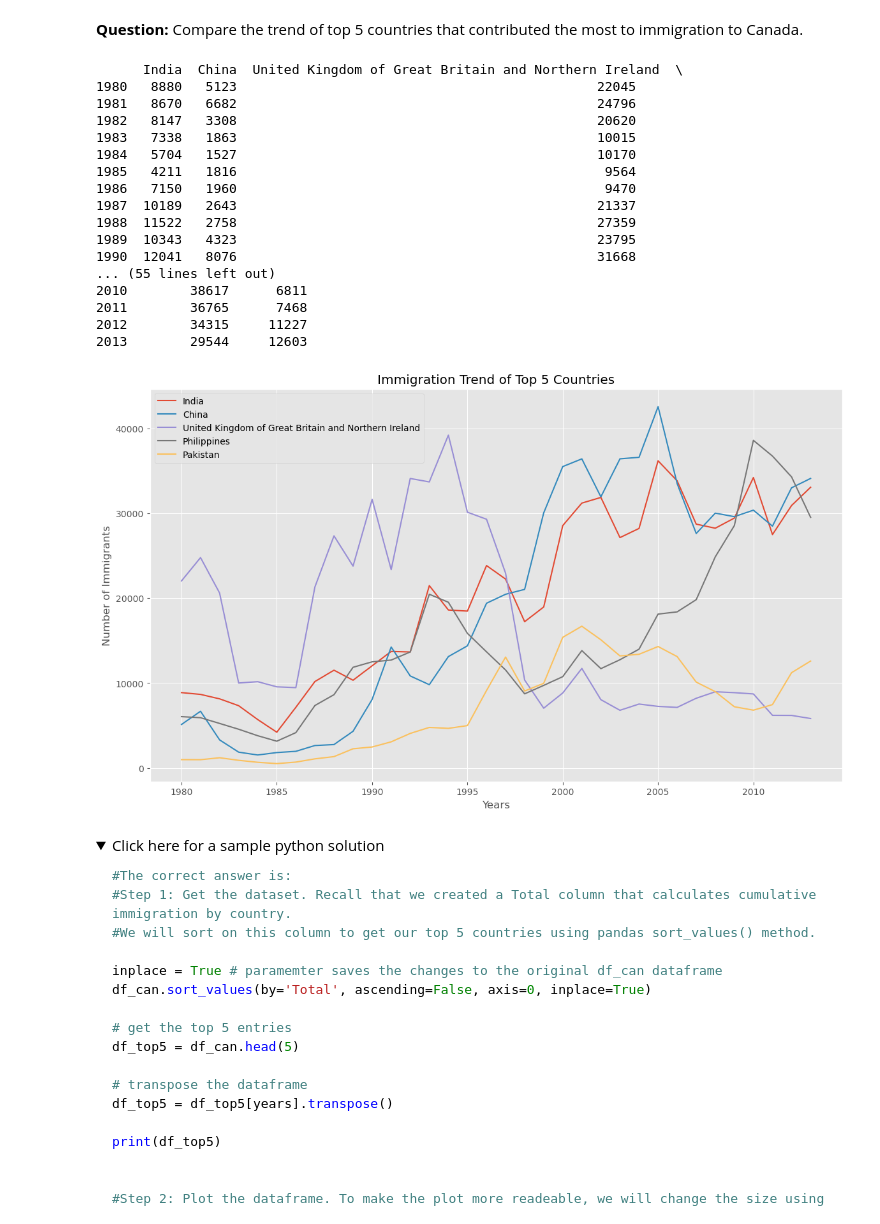
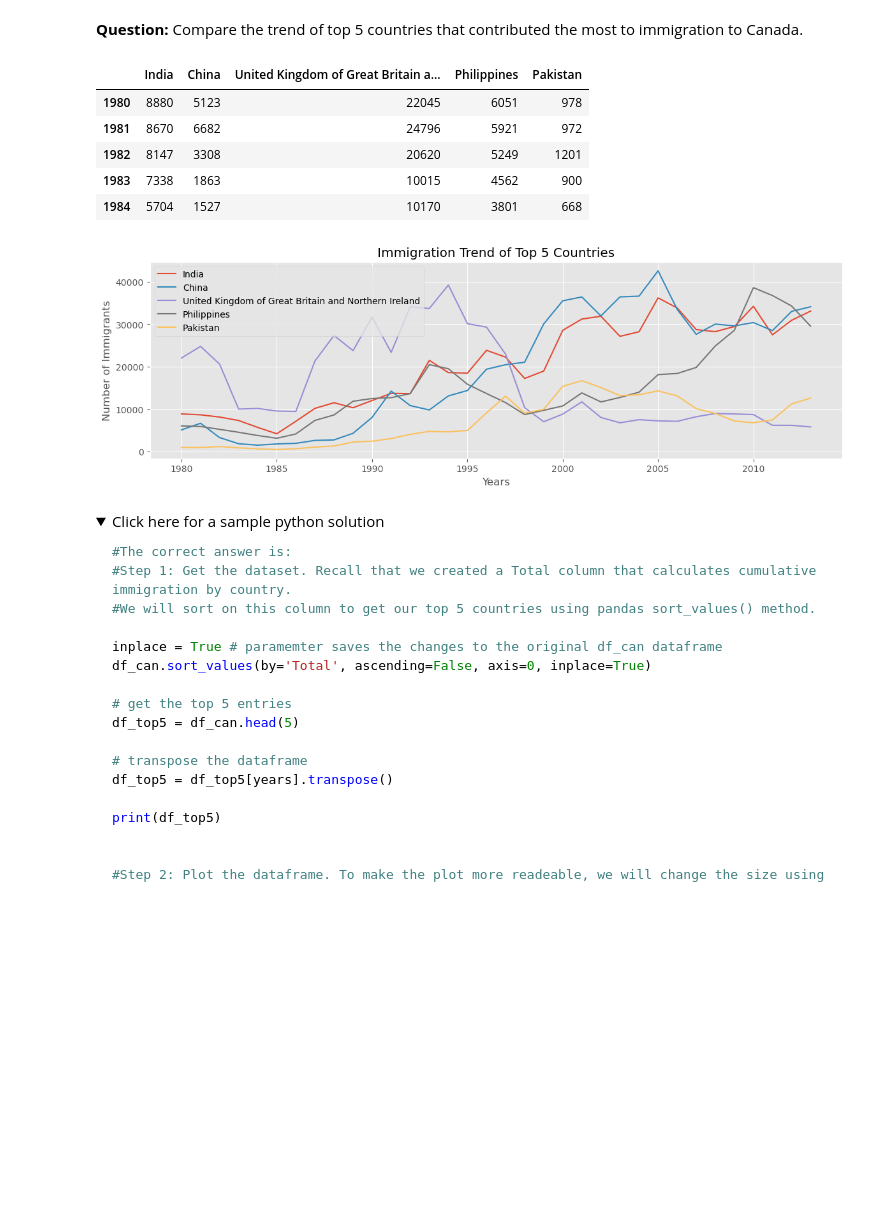
Before and after one commit to dondonedmond82/immigrationVisual, a Jupyter notebook: DV0101EN-Exercise-Introduction-to-Matplotlib-and-Line-Plots_ (1).ipynb, the cells around one changed output. Cells and saved outputs as stored; diff of their text form; code cells hidden in the pictures; folded sections open; blank space fills up the shorter version.

```diff
--- a/DV0101EN-Exercise-Introduction-to-Matplotlib-and-Line-Plots_ (1).ipynb
+++ b/DV0101EN-Exercise-Introduction-to-Matplotlib-and-Line-Plots_ (1).ipynb
@@ -393,38 +393,27 @@ df_top5 = df_can.head(5)
 # transpose the dataframe
 df_top5 = df_top5[years].transpose()
 
-print(df_top5)
-
-
-#Step 2: Plot the dataframe. To make the plot more readeable, we will change the size using the `figsize` parameter.
-df_top5.index = df_top5.index.map(int) # let's change the index values of df_top5 to type integer for plotting
-df_top5.plot(kind='line', figsize=(14, 8)) # pass a tuple (x, y) size
-
-
-plt.title('Immigration Trend of Top 5 Countries');
-plt.ylabel('Number of Immigrants');
-plt.xlabel('Years');
-
-plt.show()
+df_top5.head()
 # %% [output]
-      India  China  United Kingdom of Great Britain and Northern Ireland  \
-1980   8880   5123                                              22045
-1981   8670   6682                                              24796
-1982   8147   3308                                              20620
-1983   7338   1863                                              10015
-1984   5704   1527                                              10170
-1985   4211   1816                                               9564
-1986   7150   1960                                               9470
-1987  10189   2643                                              21337
-1988  11522   2758                                              27359
-1989  10343   4323                                              23795
-1990  12041   8076                                              31668
-... (55 lines left out)
-2010        38617      6811
-2011        36765      7468
-2012        34315     11227
-2013        29544     12603
-[figure, removed]
+|  | India | China | United Kingdom of Great Britain a... | Philippines | Pakistan |
+| 1980 | 8880 | 5123 | 22045 | 6051 | 978 |
+| 1981 | 8670 | 6682 | 24796 | 5921 | 972 |
+| 1982 | 8147 | 3308 | 20620 | 5249 | 1201 |
+| 1983 | 7338 | 1863 | 10015 | 4562 | 900 |
+| 1984 | 5704 | 1527 | 10170 | 3801 | 668 |
+# %%
+#Step 2: Plot the dataframe. To make the plot more readeable, we will change the size using the `figsize` parameter.
+df_top5.index = df_top5.index.map(int) # let's change the index values of df_top5 to type integer for plotting
+df_top5.plot(kind='line', figsize=(14, 4)) # pass a tuple (x, y) size
+
+
+plt.title('Immigration Trend of Top 5 Countries');
+plt.ylabel('Number of Immigrants');
+plt.xlabel('Years');
+
+plt.show()
+# %% [output]
+[figure, added]
 # %% [markdown]
 <details><summary>Click here for a sample python solution</summary>
 
```
